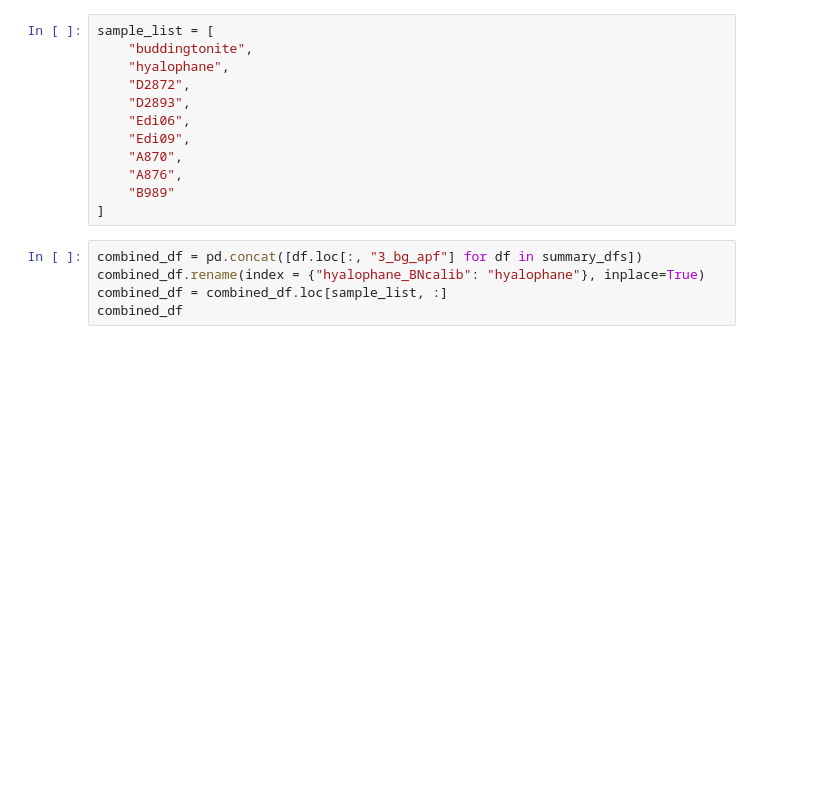
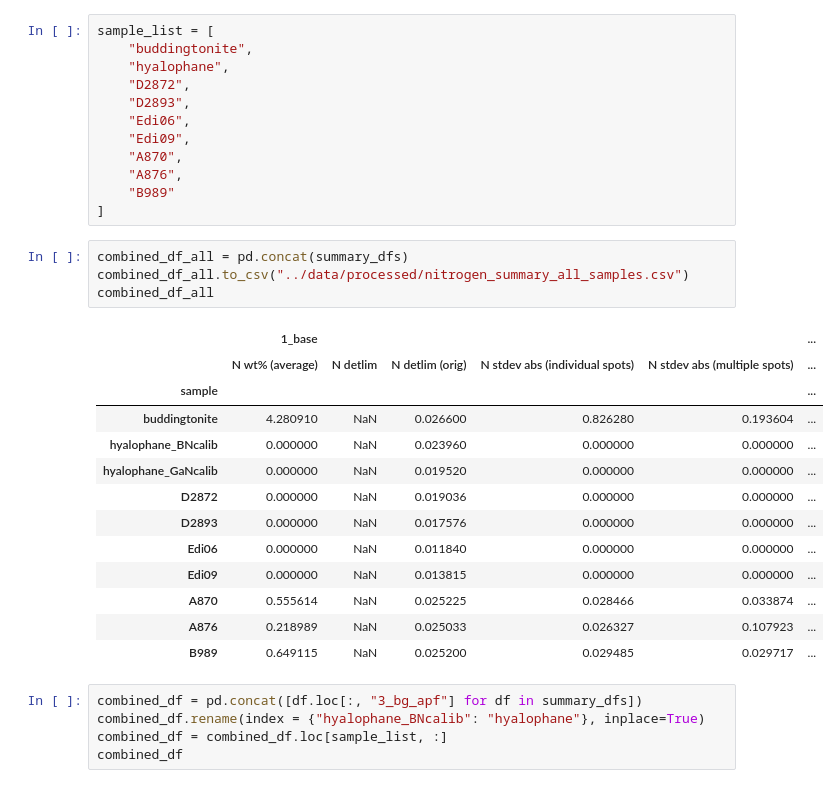
Before and after one commit to eleanor-m/n_epma_analysis, a Jupyter notebook: notebooks/09_quant_summary_figure.ipynb, the cells around one changed output. Drawn from its saved outputs; the diff is of its cells as text; blank space fills up the shorter version.

```diff
--- a/notebooks/09_quant_summary_figure.ipynb
+++ b/notebooks/09_quant_summary_figure.ipynb
@@ -52,6 +52,24 @@ sample_list = [
     "A876",
     "B989"
 ]
+# %%
+combined_df_all = pd.concat(summary_dfs)
+combined_df_all.to_csv("../data/processed/nitrogen_summary_all_samples.csv")
+combined_df_all
+# %% [output]
+|  | 1_base |  |  |  |  | ... |
+|  | N wt% (average) | N detlim | N detlim (orig) | N stdev abs (individual spots) | N stdev abs (multiple spots) | ... |
+| sample |  |  |  |  |  | ... |
+| buddingtonite | 4.280910 | NaN | 0.026600 | 0.826280 | 0.193604 | ... |
+| hyalophane_BNcalib | 0.000000 | NaN | 0.023960 | 0.000000 | 0.000000 | ... |
+| hyalophane_GaNcalib | 0.000000 | NaN | 0.019520 | 0.000000 | 0.000000 | ... |
+| D2872 | 0.000000 | NaN | 0.019036 | 0.000000 | 0.000000 | ... |
+| D2893 | 0.000000 | NaN | 0.017576 | 0.000000 | 0.000000 | ... |
+| Edi06 | 0.000000 | NaN | 0.011840 | 0.000000 | 0.000000 | ... |
+| Edi09 | 0.000000 | NaN | 0.013815 | 0.000000 | 0.000000 | ... |
+| A870 | 0.555614 | NaN | 0.025225 | 0.028466 | 0.033874 | ... |
+| A876 | 0.218989 | NaN | 0.025033 | 0.026327 | 0.107923 | ... |
+| B989 | 0.649115 | NaN | 0.025200 | 0.029485 | 0.029717 | ... |
 # %%
 combined_df = pd.concat([df.loc[:, "3_bg_apf"] for df in summary_dfs])
 combined_df.rename(index = {"hyalophane_BNcalib": "hyalophane"}, inplace=True)
```
Also changed, not shown: 2 other files.
